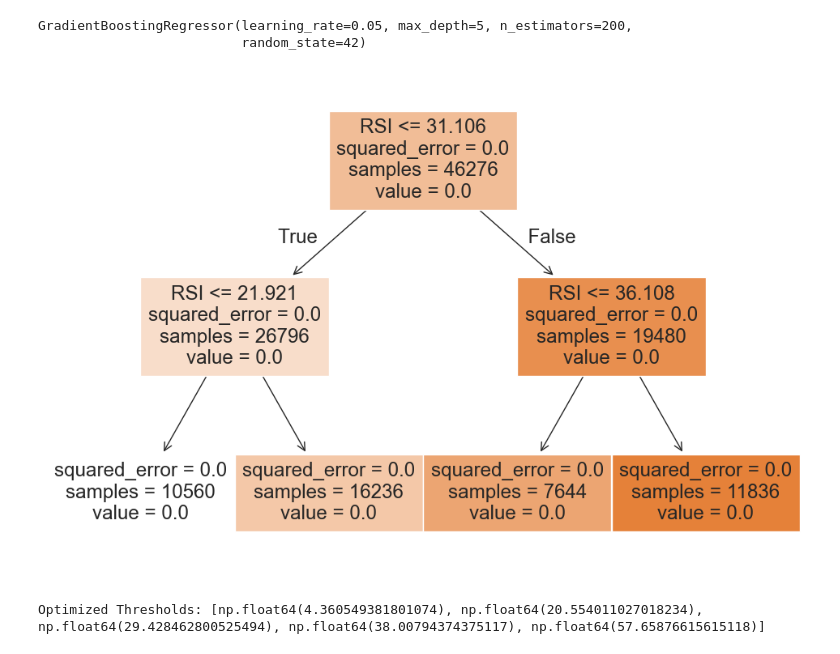
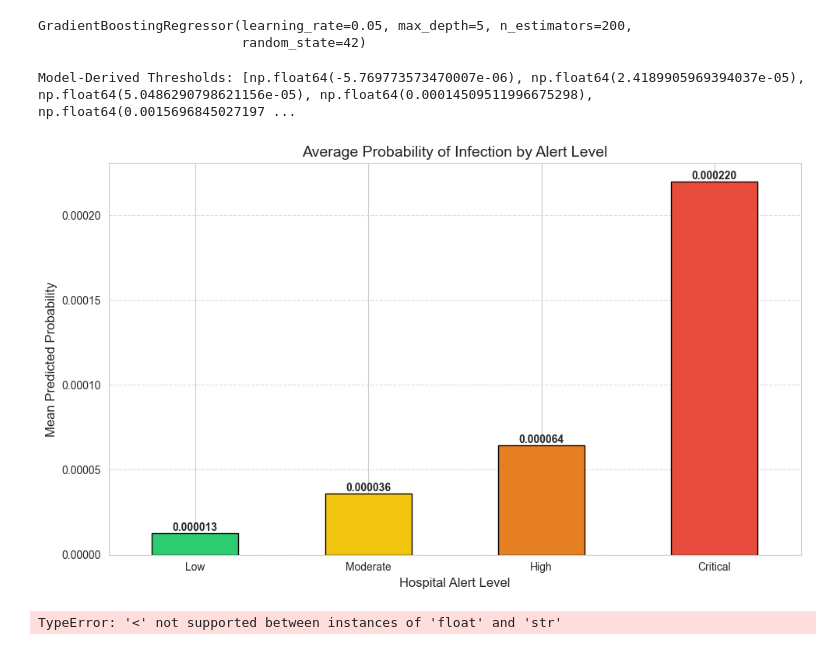
Before and after one commit to gabrielolafs/ds3010-final, a Jupyter notebook: Modeling.ipynb, the cells around one changed output. Cells and saved outputs as stored; diff of their text form; code cells hidden in the pictures.

Commit message:
Modeling and Binning Predictions

```diff
--- a/Modeling.ipynb
+++ b/Modeling.ipynb
@@ -88,19 +89,72 @@ model_gb.fit(X_train, y_train_log)
 GradientBoostingRegressor(learning_rate=0.05, max_depth=5, n_estimators=200,
                           random_state=42)
 # %%
-# 1. Fit a small tree to find natural splits in RSI
-tree_model = DecisionTreeRegressor(max_leaf_nodes=4)
-tree_model.fit(X_train[['RSI']], y_train_log)
+# 1. Get predictions on your training set
+train_preds = model_gb.predict(X_train)
 
-# 2. Visualize the tree to see the optimized thresholds
-plt.figure(figsize=(12, 8))
-plot_tree(tree_model, feature_names=['RSI'], filled=True)
-plt.show()
+breaks = jenkspy.jenks_breaks(train_preds, n_classes=4)
 
-
-# Find 4 optimized buckets for RSI
-breaks = jenkspy.jenks_breaks(X_train['RSI'], n_classes=4)
-print(f"Optimized Thresholds: {breaks}")
+print(f"Model-Derived Thresholds: {breaks}")
 # %% [output]
-[figure, removed]
-Optimized Thresholds: [np.float64(4.360549381801074), np.float64(20.554011027018234), np.float64(29.428462800525494), np.float64(38.00794374375117), np.float64(57.65876615615118)]
+Model-Derived Thresholds: [np.float64(-5.769773573470007e-06), np.float64(2.4189905969394037e-05), np.float64(5.0486290798621156e-05), np.float64(0.00014509511996675298), np.float64(0.0015696845027197 ...
+# %%
+
+y_pred_probs = model_gb.predict(X_test)
+y_test_probs = np.expm1(y_test_log)  # Convert back to original scale for comparison
+
+# Define the results DataFrame
+# We align the actual values and predicted values side-by-side
+results = pd.DataFrame({
+    'actual_prob': y_test_probs,    # The real infection data from your test set
+    'pred_prob': y_pred_probs  # What your model thinks the infection risk is
+})
+
+
+# 1. Define your specific thresholds and labels
+# Note: I replaced the negative min with 0 for cleaner reporting
+breaks = [0, 2.41899e-05, 5.04862e-05, 0.00014509, 0.00156968]
+labels = ['Low', 'Moderate', 'High', 'Critical']
+
+# 2. Assign each prediction to a bin (Assuming 'results' is your DF)
+# 'include_lowest=True' ensures the 0 value is caught in the first bin
+results['alert_level'] = pd.cut(results['pred_prob'], bins=breaks, labels=labels, include_lowest=True)
+
+# 3. Calculate the average probability for each bin
+bin_stats = results.groupby('alert_level')['pred_prob'].mean()
+
+# 4. Create the bar chart
+colors = ['#2ecc71', '#f1c40f', '#e67e22', '#e74c3c'] # Green, Yellow, Orange, Red
+plt.figure(figsize=(10, 6))
+bin_stats.plot(kind='bar', color=colors, edgecolor='black')
+
+plt.title('Average Probability of Infection by Alert Level', fontsize=14)
+plt.xlabel('Hospital Alert Level', fontsize=12)
+plt.ylabel('Mean Predicted Probability', fontsize=12)
+plt.xticks(rotation=0)
+plt.grid(axis='y', linestyle='--', alpha=0.7)
+
+# Add data labels on top of bars
+for i, v in enumerate(bin_stats):
+    plt.text(i, v, f"{v:.6f}", ha='center', va='bottom', fontweight='bold')
+
+plt.tight_layout()
+plt.show()
+# %% [output]
+[figure, added]
+# %%
+
+cm = confusion_matrix(results['actual_label'], results['pred_label'], labels=labels)
+
+plt.figure(figsize=(10, 7))
+sns.heatmap(cm, annot=True, fmt='d', cmap='Blues',
+            xticklabels=labels, yticklabels=labels)
+
+plt.title('Hospital Alert Confusion Matrix', fontsize=15)
+plt.ylabel('Actual Alert Level (Ground Truth)', fontsize=12)
+plt.xlabel('Predicted Alert Level (Model Output)', fontsize=12)
+plt.show()
+
+# Print the full report (Precision, Recall, F1-Score)
+print(classification_report(results['actual_label'], results['pred_label'], target_names=labels))
+# %% [output]
+TypeError: '<' not supported between instances of 'float' and 'str'
```
Also changed, not shown: parts of 1 cell of this notebook.
